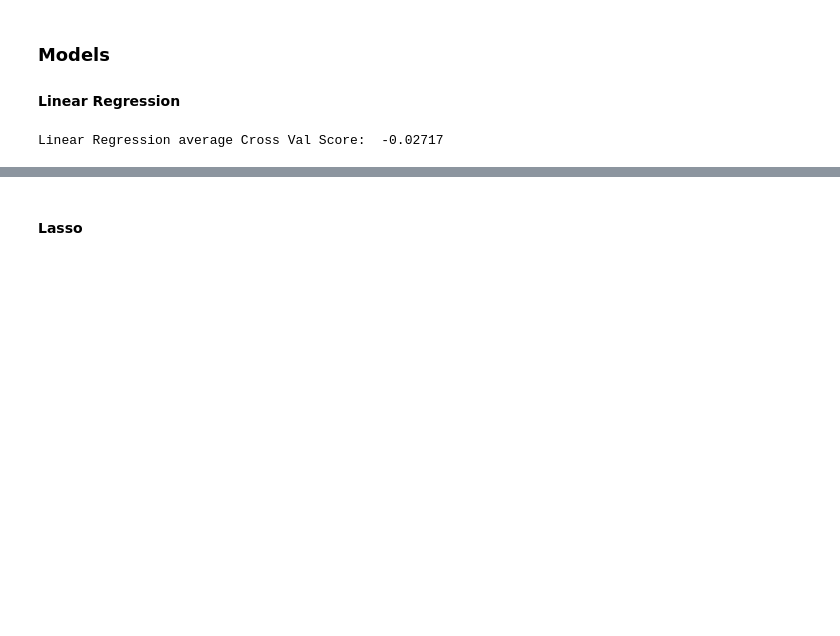
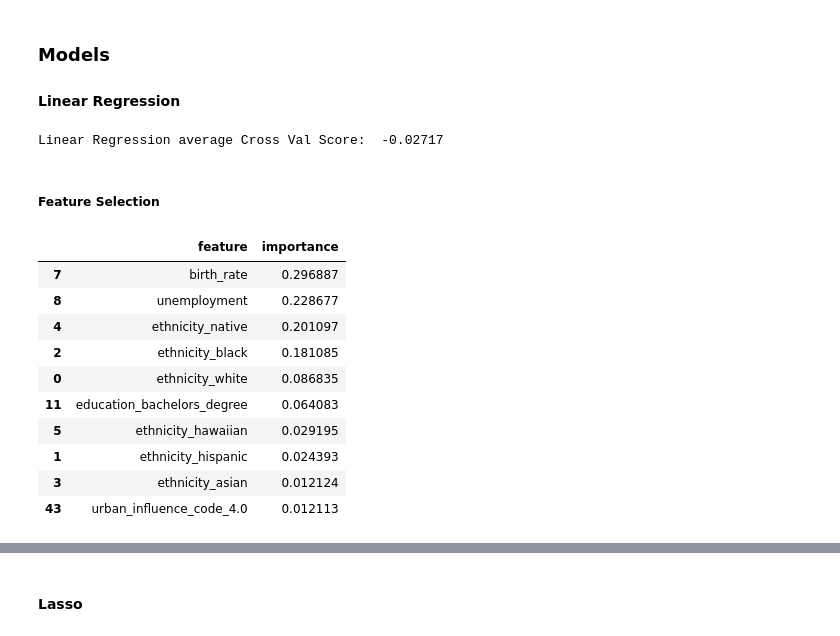
Before and after one commit to kuruparans/covid19-vaccine-hesitancy-analysis, a Jupyter notebook: statistical-modelling.ipynb, the cells around one changed output, grey strips where cells are left out. Drawn from its saved outputs; the diff is of its cells as text; code cells hidden in the pictures; blank space fills up the shorter version.

```diff
--- a/statistical-modelling.ipynb
+++ b/statistical-modelling.ipynb
@@ -232,3 +232,20 @@ linear_cross_val_scores = cross_val_score(linear_regression, X_train_scaled, y_t
 print('Linear Regression average Cross Val Score: ', round(np.mean(linear_cross_val_scores), 5))
 # %% [output]
 Linear Regression average Cross Val Score:  -0.02717
+# %% [markdown]
+##### Feature Selection
+# %%
+linear_features = pd.DataFrame({'feature': X_train.columns, 'importance': np.abs(linear_regression.coef_)}).sort_values('importance', ascending=False)
+linear_features.head(10)
+# %% [output]
+|  | feature | importance |
+| 7 | birth_rate | 0.296887 |
+| 8 | unemployment | 0.228677 |
+| 4 | ethnicity_native | 0.201097 |
+| 2 | ethnicity_black | 0.181085 |
+| 0 | ethnicity_white | 0.086835 |
+| 11 | education_bachelors_degree | 0.064083 |
+| 5 | ethnicity_hawaiian | 0.029195 |
+| 1 | ethnicity_hispanic | 0.024393 |
+| 3 | ethnicity_asian | 0.012124 |
+| 43 | urban_influence_code_4.0 | 0.012113 |
```
Also changed, not shown: parts of 8 cells of this notebook.
